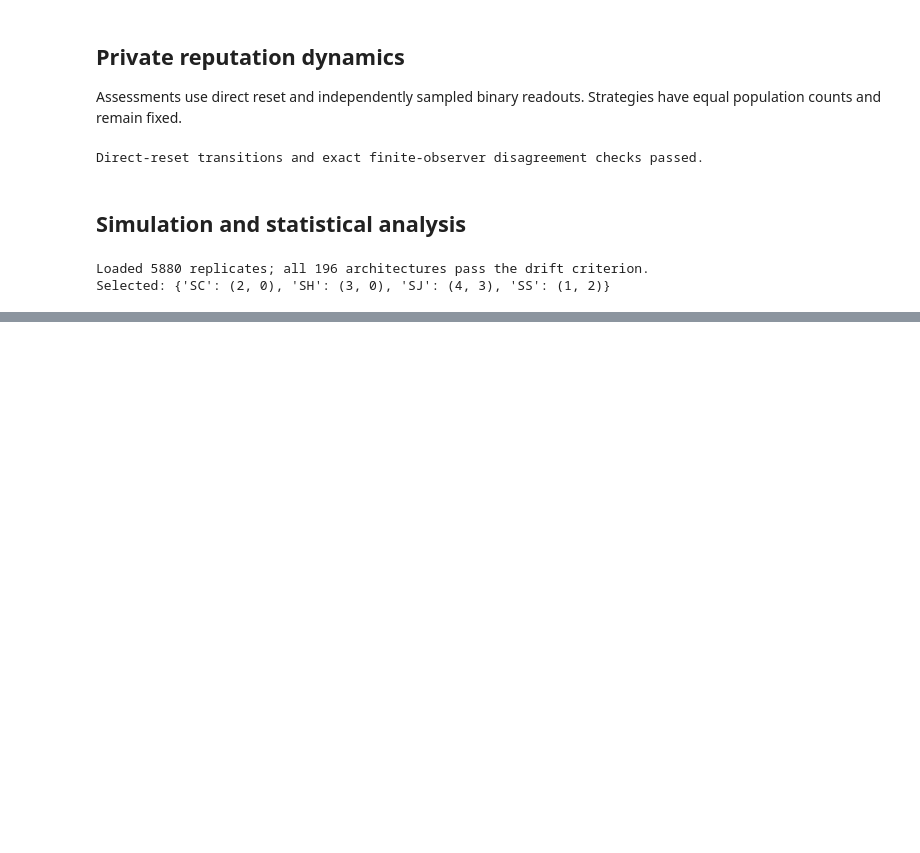
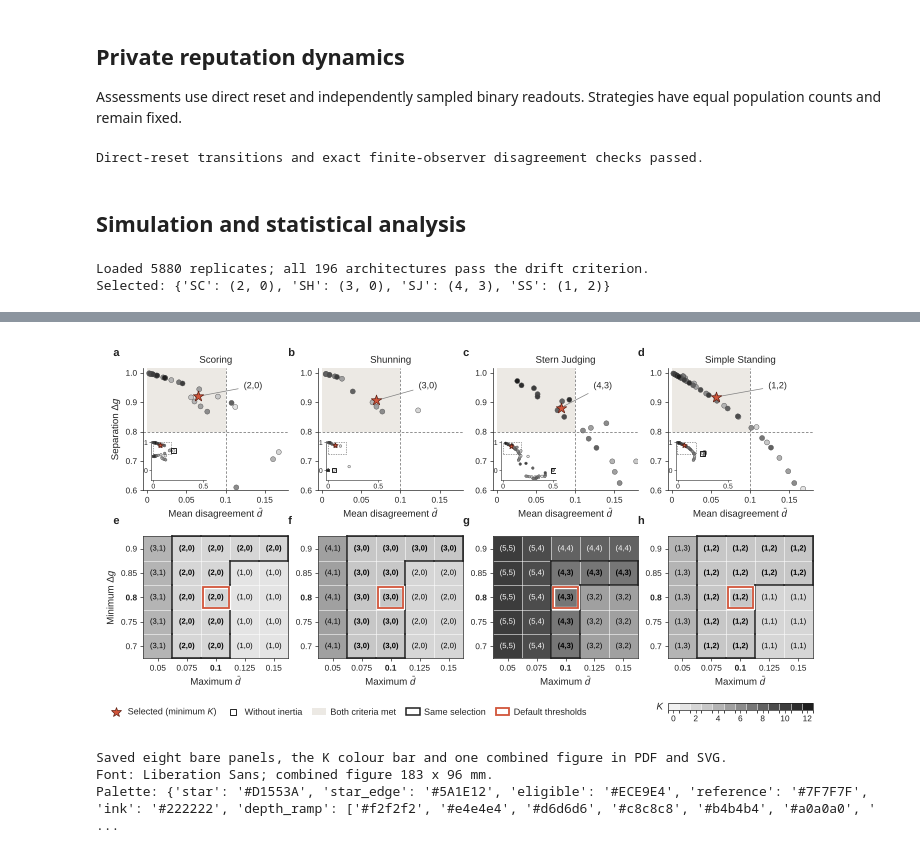
Before and after one commit to JoeWynn7/IR_paper, a Jupyter notebook: verified/figure2_ed1/Extended_Data_Figure1.ipynb, the cells around one changed output, grey strips where cells are left out. Cells and saved outputs as stored; diff of their text form; code cells hidden in the pictures; blank space fills up the shorter version.

```diff
--- a/verified/figure2_ed1/Extended_Data_Figure1.ipynb
+++ b/verified/figure2_ed1/Extended_Data_Figure1.ipynb
@@ -541,0 +606,63 @@ Saved eight panels and one combined figure in PDF and SVG.
+# %%
+# ---- combined figure at final print size (183 mm wide); layout in inches
+TOP = 0.24
+GAP_Y, LEGEND_H, BOTTOM = 0.46, 0.30, 0.34
+FIG_HEIGHT = TOP + SCATTER_H + GAP_Y + MAP_H + BOTTOM + LEGEND_H
+
+def place(fig, x, y, w, h):
+    W, H = fig.get_size_inches()
+    return fig.add_axes([x / W, y / H, w / W, h / H])
+
+def panel_label(ax, letter):
+    offset = ScaledTranslation(-0.30, 0.10, ax.figure.dpi_scale_trans)
+    ax.text(0, 1, letter, transform=ax.transAxes + offset, fontsize=8, fontweight='bold',
+            ha='left', va='bottom')
+
+with mpl.rc_context(STYLE):
+    fig = plt.figure(figsize=(FIG_WIDTH, FIG_HEIGHT))
+    y_top = FIG_HEIGHT - TOP - SCATTER_H
+    y_map = y_top - GAP_Y - MAP_H
+    for col, norm_code in enumerate(NORMS):
+        x = LEFT + col * (AX_W + GAP_X)
+        ax = place(fig, x, y_top, AX_W, SCATTER_H)
+        outcomes(ax, norm_code, CMAP)
+        ax.set_title(NORM_NAMES[norm_code])
+        ax.set_xlabel(r'Mean disagreement $\bar{d}$')
+        if col == 0:
+            ax.set_ylabel(r'Separation $\Delta g$')
+        panel_label(ax, 'abcd'[col])
+        ax = place(fig, x, y_map, AX_W, MAP_H)
+        threshold_map(ax, norm_code, CMAP)
+        ax.set_xlabel(r'Maximum $\bar{d}$')
+        if col == 0:
+            ax.set_ylabel(r'Minimum $\Delta g$')
+        panel_label(ax, 'efgh'[col])
+
+    # one frameless key row: symbols on the left, depth colour bar on the right
+    key_y = 0.10
+    fig.legend(handles=[
+        Line2D([], [], marker='*', ls='', ms=7.5, mfc=STAR, mec=STAR_EDGE, mew=.5, label='Selected (minimum $K$)'),
+        Line2D([], [], marker='s', ls='', ms=4, mfc='none', mec='black', mew=.6, label='Without inertia'),
+        Patch(fc=ELIGIBLE, ec='none', label='Both criteria met'),
+        Patch(fc='none', ec=OUTLINE, lw=1.1, label='Same selection'),
+        Patch(fc='none', ec=STAR, lw=1.3, label='Default thresholds'),
+    ], loc='center left', bbox_to_anchor=(0.012, key_y / FIG_HEIGHT),
+       ncol=5, frameon=False, handlelength=1.5, handletextpad=0.5, columnspacing=1.1, borderaxespad=0)
+    cax = place(fig, FIG_WIDTH - RIGHT - CBAR_W, key_y + 0.02, CBAR_W, CBAR_H)
+    depth_colorbar(cax, text=False)
+    cax.tick_params(labelbottom=True)
+    cax.text(-0.03, 0.4, '$K$', transform=cax.transAxes, ha='right', va='center', fontsize=7)
+    save_figure(fig, 'Extended_Data_Figure1_combined')
+    plt.show()
+    plt.close(fig)
+
+assert len(list(FIGURES.glob('*.pdf'))) == len(list(FIGURES.glob('*.svg'))) == 10
+print('Saved eight bare panels, the K colour bar and one combined figure in PDF and SVG.')
+print(f'Font: {FONT}; combined figure {FIG_WIDTH / MM:.0f} x {FIG_HEIGHT / MM:.0f} mm.')
+print('Palette:', dict(star=STAR, star_edge=STAR_EDGE, eligible=ELIGIBLE, reference=REFERENCE, ink=INK,
+                       depth_ramp=[mpl.colors.to_hex(CMAP(k)) for k in range(13)]))
+# %% [output]
+[figure, added]
+Saved eight bare panels, the K colour bar and one combined figure in PDF and SVG.
+Font: Liberation Sans; combined figure 183 x 96 mm.
+Palette: {'star': '#D1553A', 'star_edge': '#5A1E12', 'eligible': '#ECE9E4', 'reference': '#7F7F7F', 'ink': '#222222', 'depth_ramp': ['#f2f2f2', '#e4e4e4', '#d6d6d6', '#c8c8c8', '#b4b4b4', '#a0a0a0', ' ...
```
Also changed, not shown: parts of 6 cells of this notebook, 24 other files.
